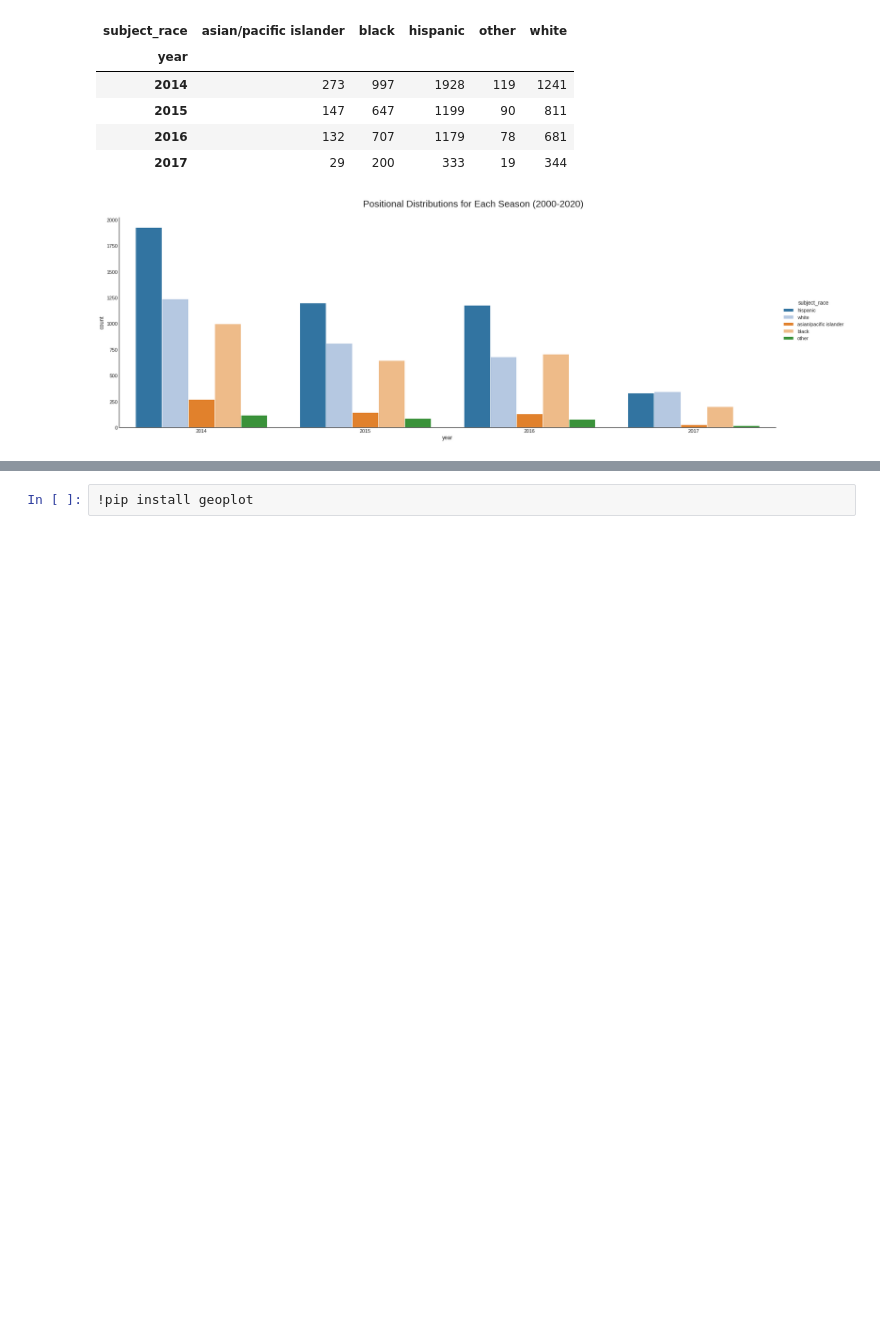
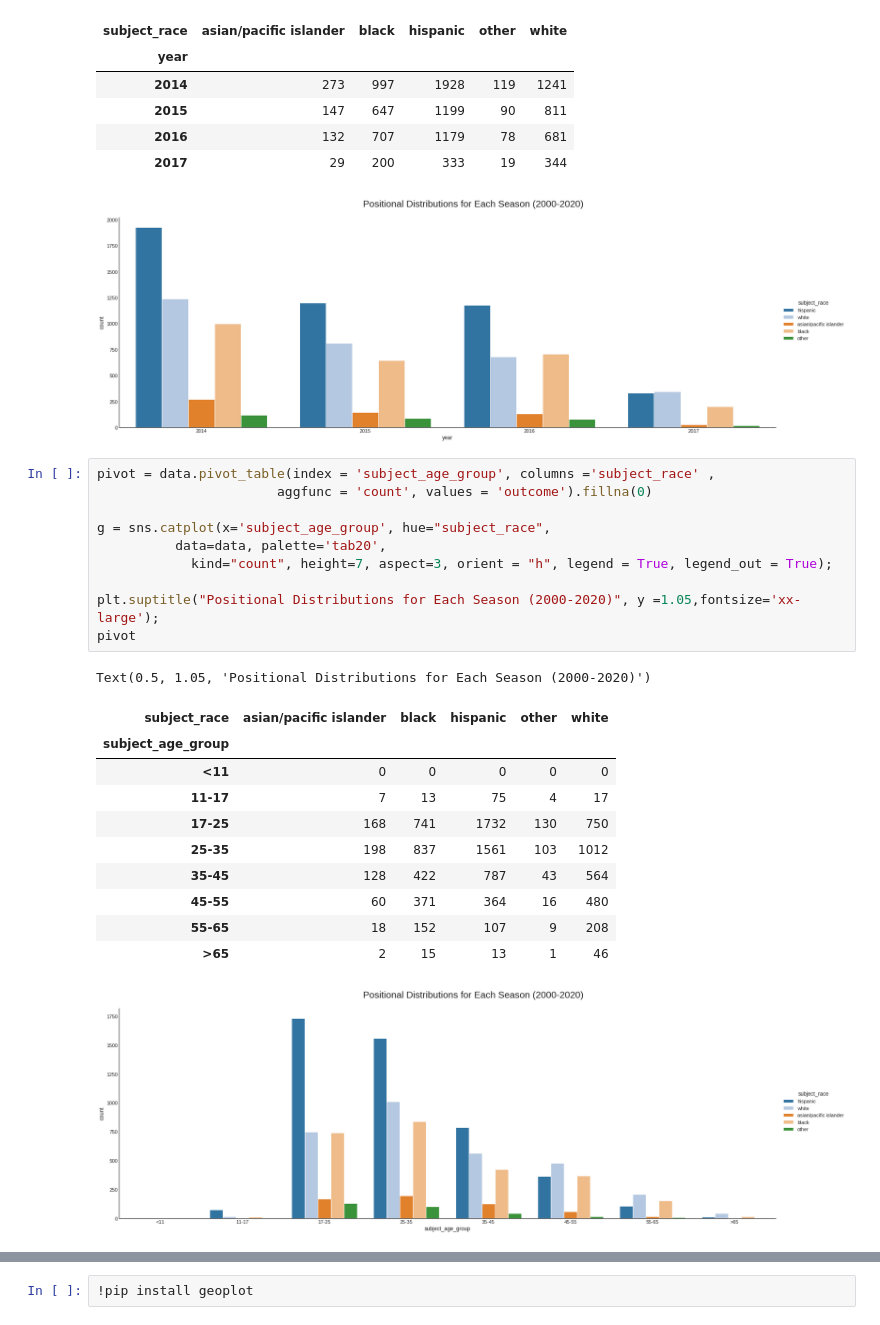
Before and after one commit to j1u/dsc167paper1, a Jupyter notebook: eda2.ipynb, the cells around one changed output, grey strips where cells are left out. Drawn from its saved outputs; the diff is of its cells as text; blank space fills up the shorter version.

```diff
--- a/eda2.ipynb
+++ b/eda2.ipynb
@@ -313,3 +313,26 @@ pivot
 | 2016 | 132 | 707 | 1179 | 78 | 681 |
 | 2017 | 29 | 200 | 333 | 19 | 344 |
 [figure]
+# %%
+pivot = data.pivot_table(index = 'subject_age_group', columns ='subject_race' ,
+                       aggfunc = 'count', values = 'outcome').fillna(0)
+
+g = sns.catplot(x='subject_age_group', hue="subject_race",
+          data=data, palette='tab20',
+            kind="count", height=7, aspect=3, orient = "h", legend = True, legend_out = True);
+
+plt.suptitle("Positional Distributions for Each Season (2000-2020)", y =1.05,fontsize='xx-large');
+pivot
+# %% [output]
+Text(0.5, 1.05, 'Positional Distributions for Each Season (2000-2020)')
+| subject_race | asian/pacific islander | black | hispanic | other | white |
+| subject_age_group |  |  |  |  |  |
+| <11 | 0 | 0 | 0 | 0 | 0 |
+| 11-17 | 7 | 13 | 75 | 4 | 17 |
+| 17-25 | 168 | 741 | 1732 | 130 | 750 |
+| 25-35 | 198 | 837 | 1561 | 103 | 1012 |
+| 35-45 | 128 | 422 | 787 | 43 | 564 |
+| 45-55 | 60 | 371 | 364 | 16 | 480 |
+| 55-65 | 18 | 152 | 107 | 9 | 208 |
+| >65 | 2 | 15 | 13 | 1 | 46 |
+[figure, added]
```
Also changed, not shown: parts of 8 cells of this notebook.
